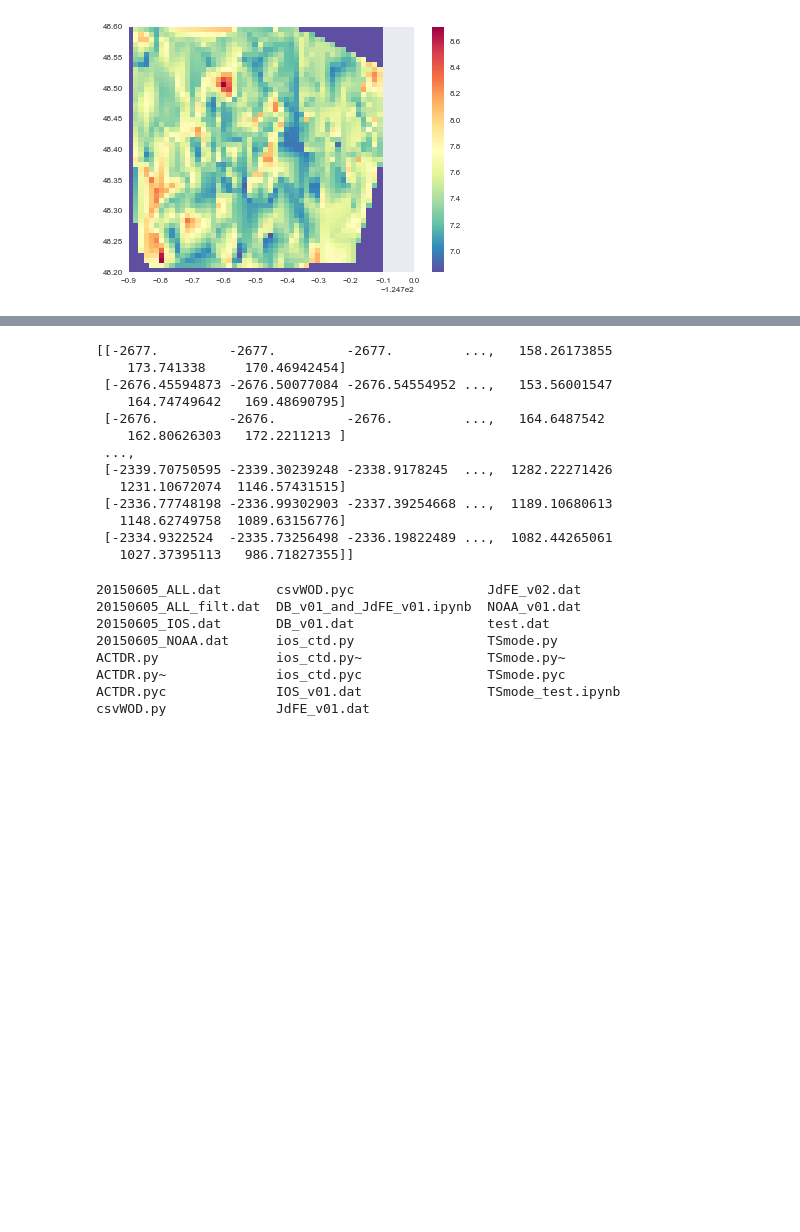
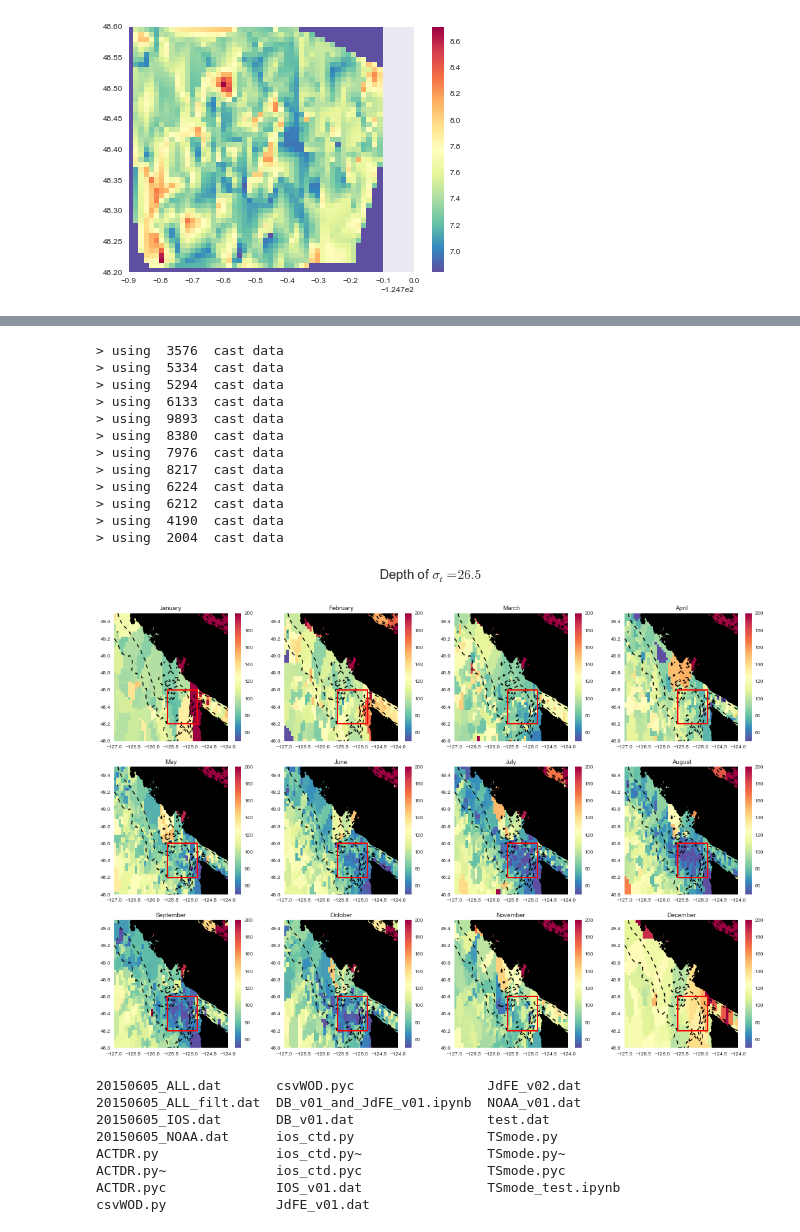
Before and after one commit to UBC-MOAD/falkor_upwelling, a Jupyter notebook: 1_Notebooks/June2015/TSmode_test.ipynb, the cells around one changed output, grey strips where cells are left out. Saved outputs shown, nothing was run; the diff lists cells and outputs as text; code cells hidden in the pictures; blank space fills up the shorter version.

```diff
--- a/1_Notebooks/June2015/TSmode_test.ipynb
+++ b/1_Notebooks/June2015/TSmode_test.ipynb
@@ -162,19 +165,33 @@ plt.show()
-# %%
-print wcvi_top['dpth']
-# %% [output]
-[[-2677.         -2677.         -2677.         ...,   158.26173855
-    173.741338     170.46942454]
- [-2676.45594873 -2676.50077084 -2676.54554952 ...,   153.56001547
-    164.74749642   169.48690795]
- [-2676.         -2676.         -2676.         ...,   164.6487542
-    162.80626303   172.2211213 ]
- ...,
- [-2339.70750595 -2339.30239248 -2338.9178245  ...,  1282.22271426
-   1231.10672074  1146.57431515]
- [-2336.77748198 -2336.99302903 -2337.39254668 ...,  1189.10680613
-   1148.62749758  1089.63156776]
- [-2334.9322524  -2335.73256498 -2336.19822489 ...,  1082.44265061
-   1027.37395113   986.71827355]]
+# %%
+plt.figure(figsize=(18,12))
+for ii in range(1,13):
+    plt.subplot(3,4,ii)
+    (lon_region,lat_region,grid_dat) = TSmode.get_isopyc_surface(mnth_csts[ii-1],26.5,'Depth',[-127,-124],[48,49.5])
+    plt.pcolormesh(lon_region,lat_region,grid_dat,cmap='Spectral_r',shading='interp')
+    plt.clim((50,200))
+    plt.colorbar()
+    plt.plot([-125.6,-124.8,-124.8,-125.6,-125.6],[48.2,48.2,48.6,48.6,48.2],'-r',lw=2)
+    plt.contour(wcvi_top['lon'],wcvi_top['lat'],wcvi_top['dpth'],[-250,-100,0],colors='k')
+    plt.contourf(wcvi_top['lon'],wcvi_top['lat'],wcvi_top['dpth'],[0,0],colors='k',lw=1)
+    plt.xlim((-127,-124))
+    plt.ylim((48,49.5))
+    plt.title(calendar.month_name[ii])
+plt.suptitle(r'Depth of $\sigma_t = 26.5$',fontsize=20)
+plt.show()
+# %% [output]
+> using  3576  cast data
+> using  5334  cast data
+> using  5294  cast data
+> using  6133  cast data
+> using  9893  cast data
+> using  8380  cast data
+> using  7976  cast data
+> using  8217  cast data
+> using  6224  cast data
+> using  6212  cast data
+> using  4190  cast data
+> using  2004  cast data
+[figure, added]
 # %%
 !ls
 # %% [output]
```
Also changed, not shown: parts of 2 cells of this notebook, 3 other files.
